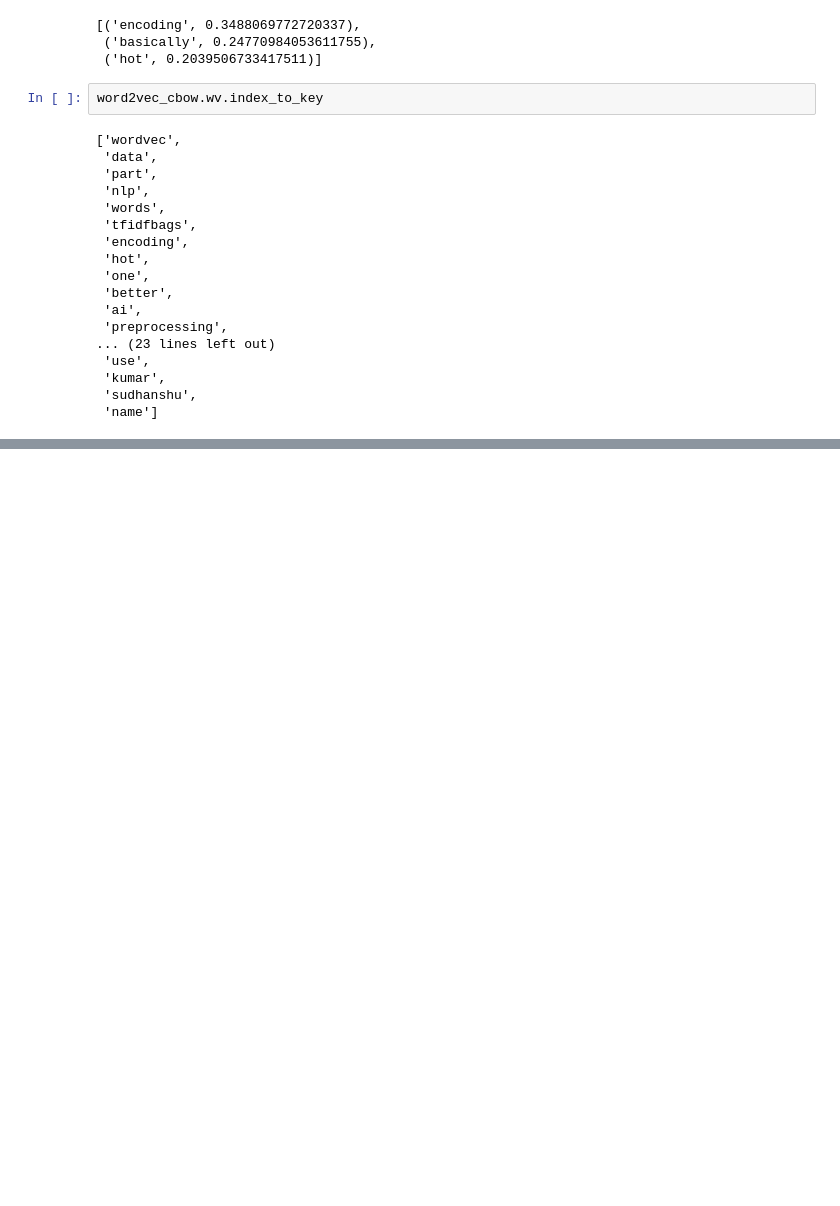
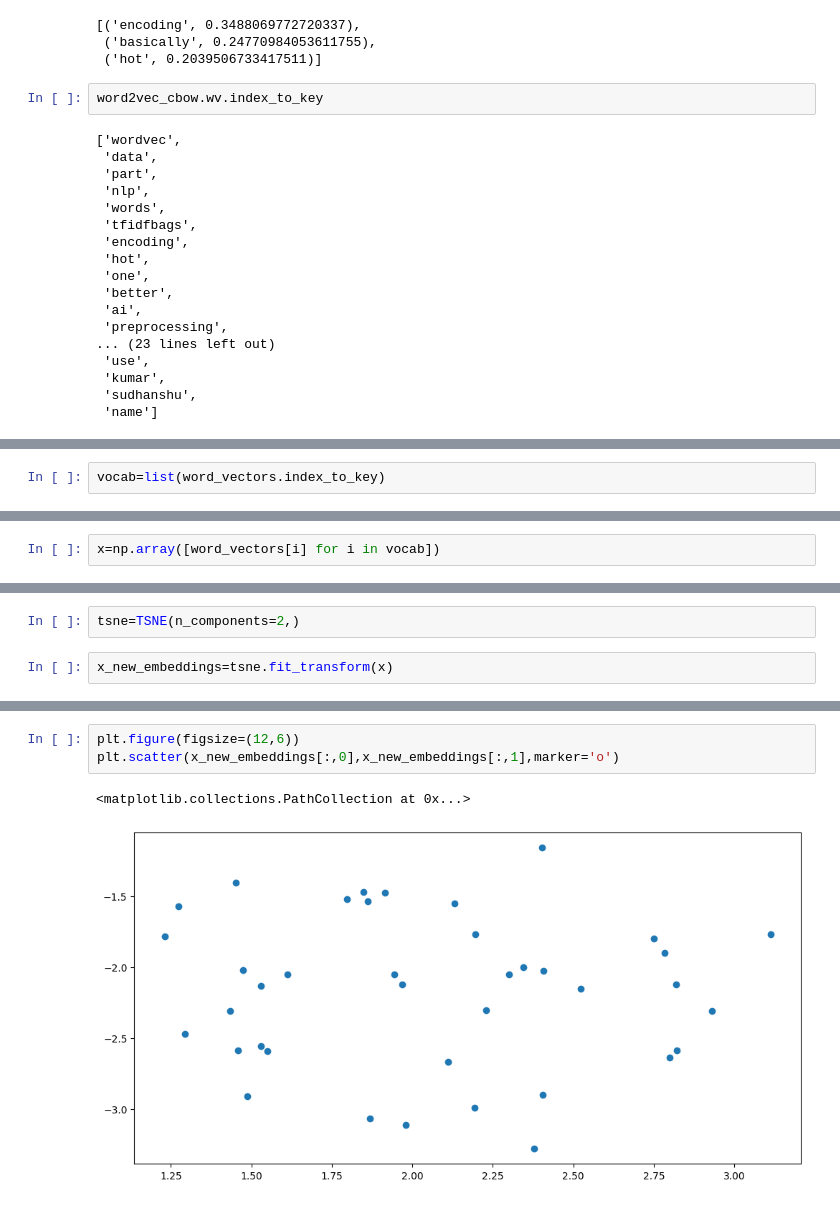
Before and after one commit to prakhar00007/genai-notebooks, a Jupyter notebook: embeddings.ipynb, the cells around one changed output, grey strips where cells are left out. Saved outputs shown, nothing was run; the diff lists cells and outputs as text; blank space fills up the shorter version.

```diff
--- a/embeddings.ipynb
+++ b/embeddings.ipynb
@@ -362,0 +369,2 @@ word2vec_cbow.wv.index_to_key
+# %%
+vocab=list(word_vectors.index_to_key)
@@ -362,0 +395,2 @@ word2vec_cbow.wv.index_to_key
+# %%
+x=np.array([word_vectors[i] for i in vocab])
@@ -362,0 +401,4 @@ word2vec_cbow.wv.index_to_key
+# %%
+tsne=TSNE(n_components=2,)
+# %%
+x_new_embeddings=tsne.fit_transform(x)
@@ -362,0 +425,6 @@ word2vec_cbow.wv.index_to_key
+# %%
+plt.figure(figsize=(12,6))
+plt.scatter(x_new_embeddings[:,0],x_new_embeddings[:,1],marker='o')
+# %% [output]
+<matplotlib.collections.PathCollection at 0x...>
+[figure, added]
```
Also changed, not shown: parts of 20 cells of this notebook.
